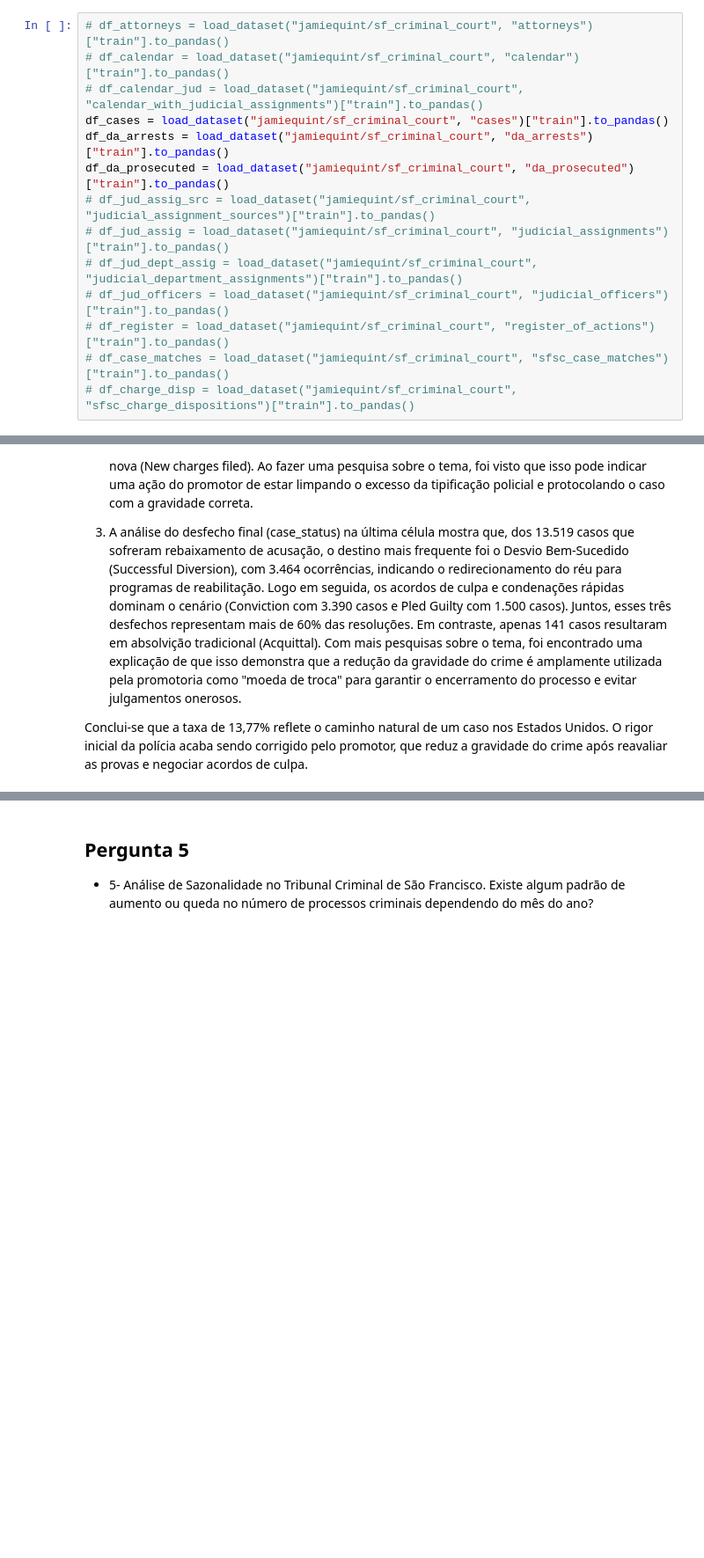
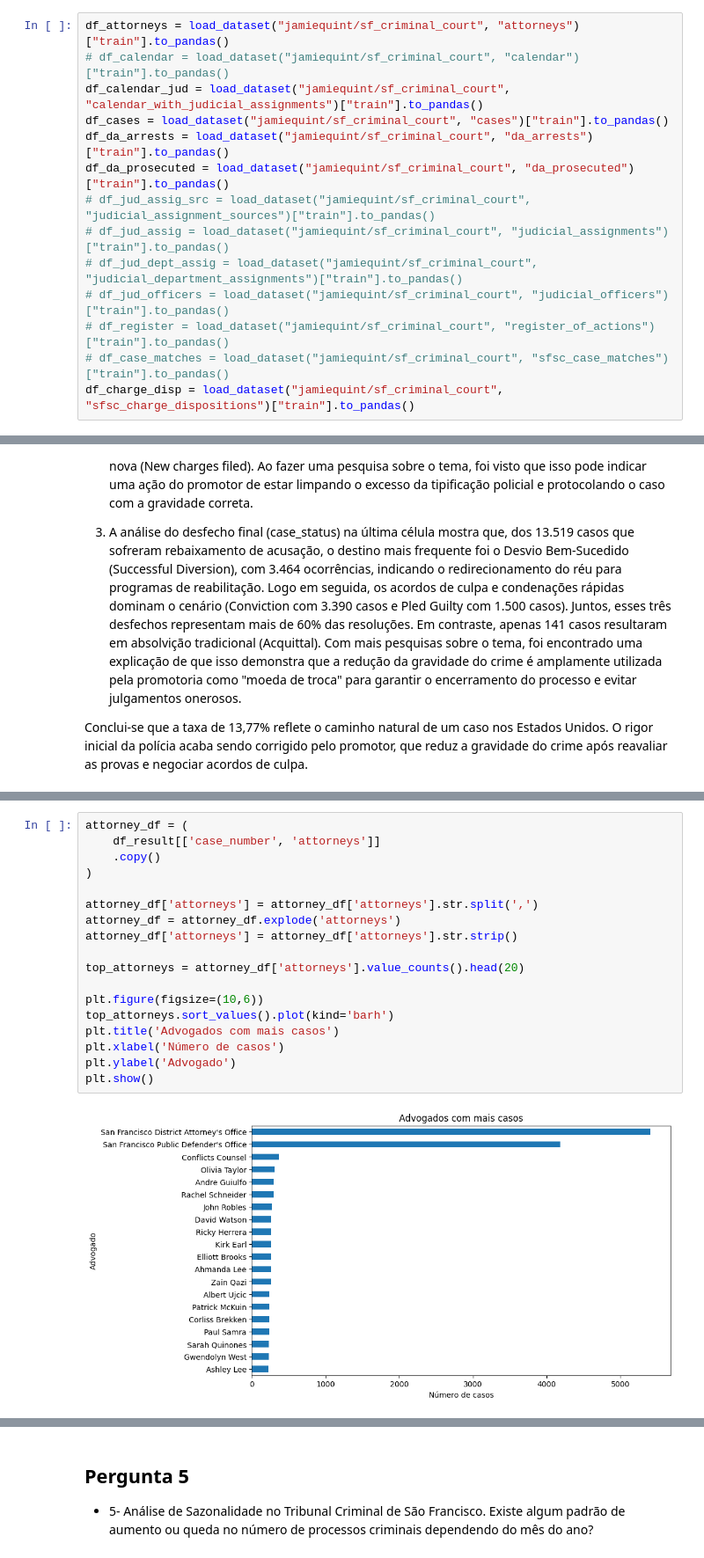
Before and after one commit to Orlandovpjunior/machine_learning, a Jupyter notebook: lab5/notebook.ipynb, the cells around one changed output, grey strips where cells are left out. Shown at 88% size. Drawn from its saved outputs; the diff is of its cells as text; blank space fills up the shorter version.

```diff
--- a/lab5/notebook.ipynb
+++ b/lab5/notebook.ipynb
@@ -13,9 +15,9 @@ import matplotlib.pyplot as plt
 # %% [markdown]
 ## Leitura dos Dados
 # %%
-# df_attorneys = load_dataset("jamiequint/sf_criminal_court", "attorneys")["train"].to_pandas()
+df_attorneys = load_dataset("jamiequint/sf_criminal_court", "attorneys")["train"].to_pandas()
 # df_calendar = load_dataset("jamiequint/sf_criminal_court", "calendar")["train"].to_pandas()
-# df_calendar_jud = load_dataset("jamiequint/sf_criminal_court", "calendar_with_judicial_assignments")["train"].to_pandas()
+df_calendar_jud = load_dataset("jamiequint/sf_criminal_court", "calendar_with_judicial_assignments")["train"].to_pandas()
 df_cases = load_dataset("jamiequint/sf_criminal_court", "cases")["train"].to_pandas()
 df_da_arrests = load_dataset("jamiequint/sf_criminal_court", "da_arrests")["train"].to_pandas()
 df_da_prosecuted = load_dataset("jamiequint/sf_criminal_court", "da_prosecuted")["train"].to_pandas()
@@ -25,7 +27,7 @@ df_da_prosecuted = load_dataset("jamiequint/sf_criminal_court", "da_prosecuted")
 # df_jud_officers = load_dataset("jamiequint/sf_criminal_court", "judicial_officers")["train"].to_pandas()
 # df_register = load_dataset("jamiequint/sf_criminal_court", "register_of_actions")["train"].to_pandas()
 # df_case_matches = load_dataset("jamiequint/sf_criminal_court", "sfsc_case_matches")["train"].to_pandas()
-# df_charge_disp = load_dataset("jamiequint/sf_criminal_court", "sfsc_charge_dispositions")["train"].to_pandas()
+df_charge_disp = load_dataset("jamiequint/sf_criminal_court", "sfsc_charge_dispositions")["train"].to_pandas()
 # %% [markdown]
 ## Perguntas para direcionar a análise do Dataset
 - 1- Qual é a taxa de casos em que a prisão ocorre por um crime grave (Felony), mas a promotoria decide formalizar a acusação apenas por um delito menor (Misdemeanor)?
@@ -280,0 +324,20 @@ Conclui-se que a taxa de 13,77% reflete o caminho natural de um caso nos Estados
+# %%
+attorney_df = (
+    df_result[['case_number', 'attorneys']]
+    .copy()
+)
+
+attorney_df['attorneys'] = attorney_df['attorneys'].str.split(',')
+attorney_df = attorney_df.explode('attorneys')
+attorney_df['attorneys'] = attorney_df['attorneys'].str.strip()
+
+top_attorneys = attorney_df['attorneys'].value_counts().head(20)
+
+plt.figure(figsize=(10,6))
+top_attorneys.sort_values().plot(kind='barh')
+plt.title('Advogados com mais casos')
+plt.xlabel('Número de casos')
+plt.ylabel('Advogado')
+plt.show()
+# %% [output]
+[figure, added]
```
Also changed, not shown: parts of 45 cells of this notebook.
